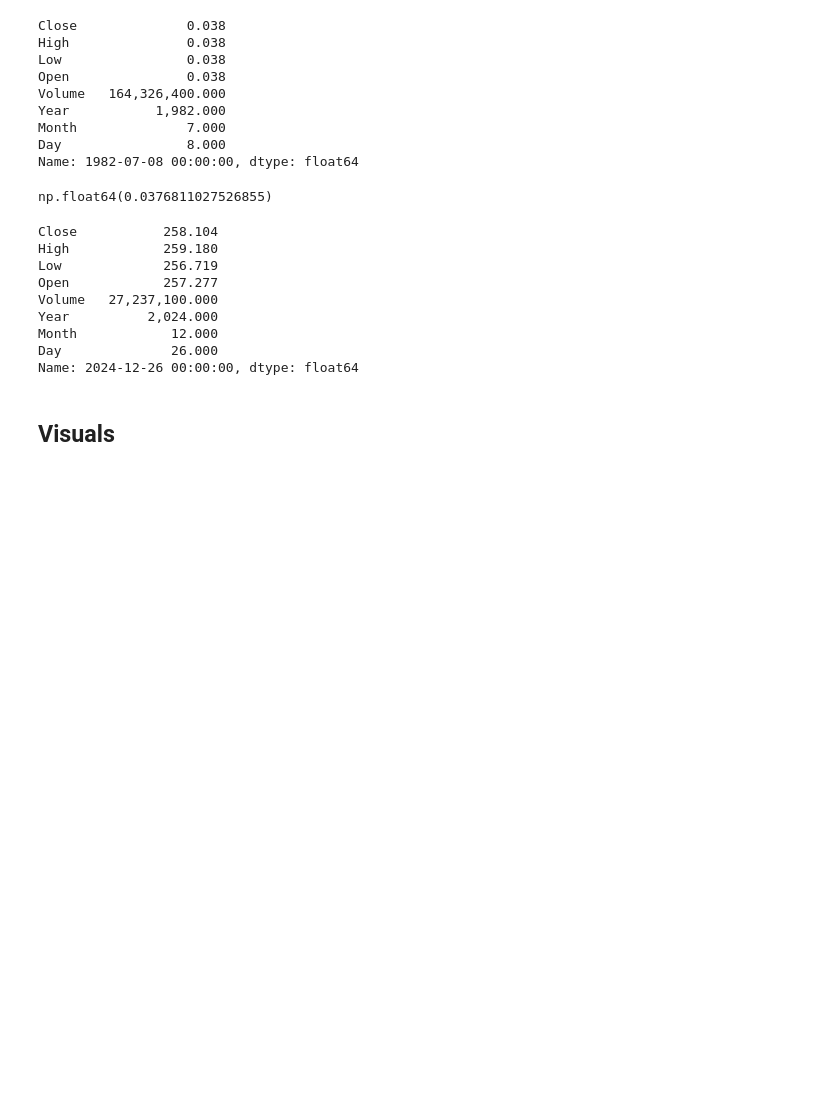
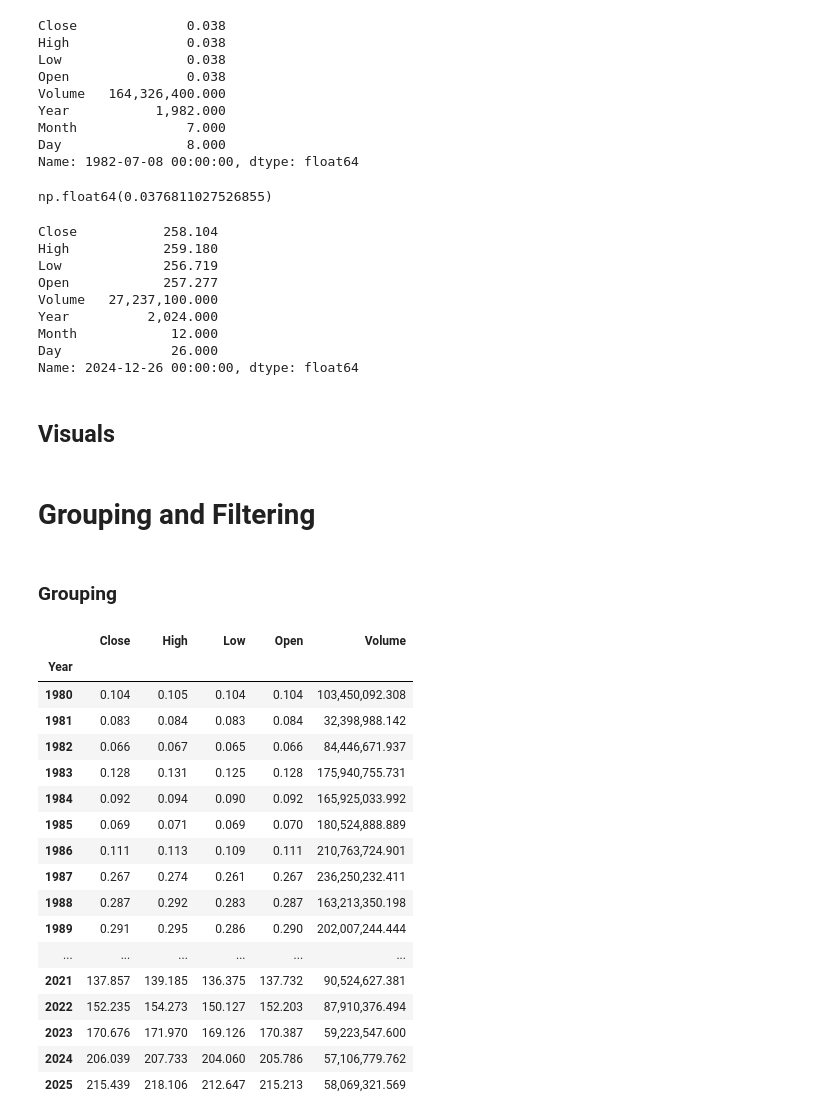
Before and after one commit to edwardns2/PythonML, a Jupyter notebook: files/apple_stock.ipynb, the cells around one changed output. Drawn from its saved outputs; the diff is of its cells as text; code cells hidden in the pictures; blank space fills up the shorter version.

```diff
--- a/files/apple_stock.ipynb
+++ b/files/apple_stock.ipynb
@@ -130,0 +133,25 @@ px.bar(aapl_df["Volume"], title="Apple Stock Info")
+# %% [markdown]
+# Grouping and Filtering
+# %% [markdown]
+### Grouping
+# %%
+aapl_df.groupby(["Year"]).mean().drop(columns=["Month", "Day"])
+# %% [output]
+|  | Close | High | Low | Open | Volume |
+| Year |  |  |  |  |  |
+| 1980 | 0.104 | 0.105 | 0.104 | 0.104 | 103,450,092.308 |
+| 1981 | 0.083 | 0.084 | 0.083 | 0.084 | 32,398,988.142 |
+| 1982 | 0.066 | 0.067 | 0.065 | 0.066 | 84,446,671.937 |
+| 1983 | 0.128 | 0.131 | 0.125 | 0.128 | 175,940,755.731 |
+| 1984 | 0.092 | 0.094 | 0.090 | 0.092 | 165,925,033.992 |
+| 1985 | 0.069 | 0.071 | 0.069 | 0.070 | 180,524,888.889 |
+| 1986 | 0.111 | 0.113 | 0.109 | 0.111 | 210,763,724.901 |
+| 1987 | 0.267 | 0.274 | 0.261 | 0.267 | 236,250,232.411 |
+| 1988 | 0.287 | 0.292 | 0.283 | 0.287 | 163,213,350.198 |
+| 1989 | 0.291 | 0.295 | 0.286 | 0.290 | 202,007,244.444 |
+| ... | ... | ... | ... | ... | ... |
+| 2021 | 137.857 | 139.185 | 136.375 | 137.732 | 90,524,627.381 |
+| 2022 | 152.235 | 154.273 | 150.127 | 152.203 | 87,910,376.494 |
+| 2023 | 170.676 | 171.970 | 169.126 | 170.387 | 59,223,547.600 |
+| 2024 | 206.039 | 207.733 | 204.060 | 205.786 | 57,106,779.762 |
+| 2025 | 215.439 | 218.106 | 212.647 | 215.213 | 58,069,321.569 |
```
Also changed, not shown: parts of 17 cells of this notebook, 1 other file.
